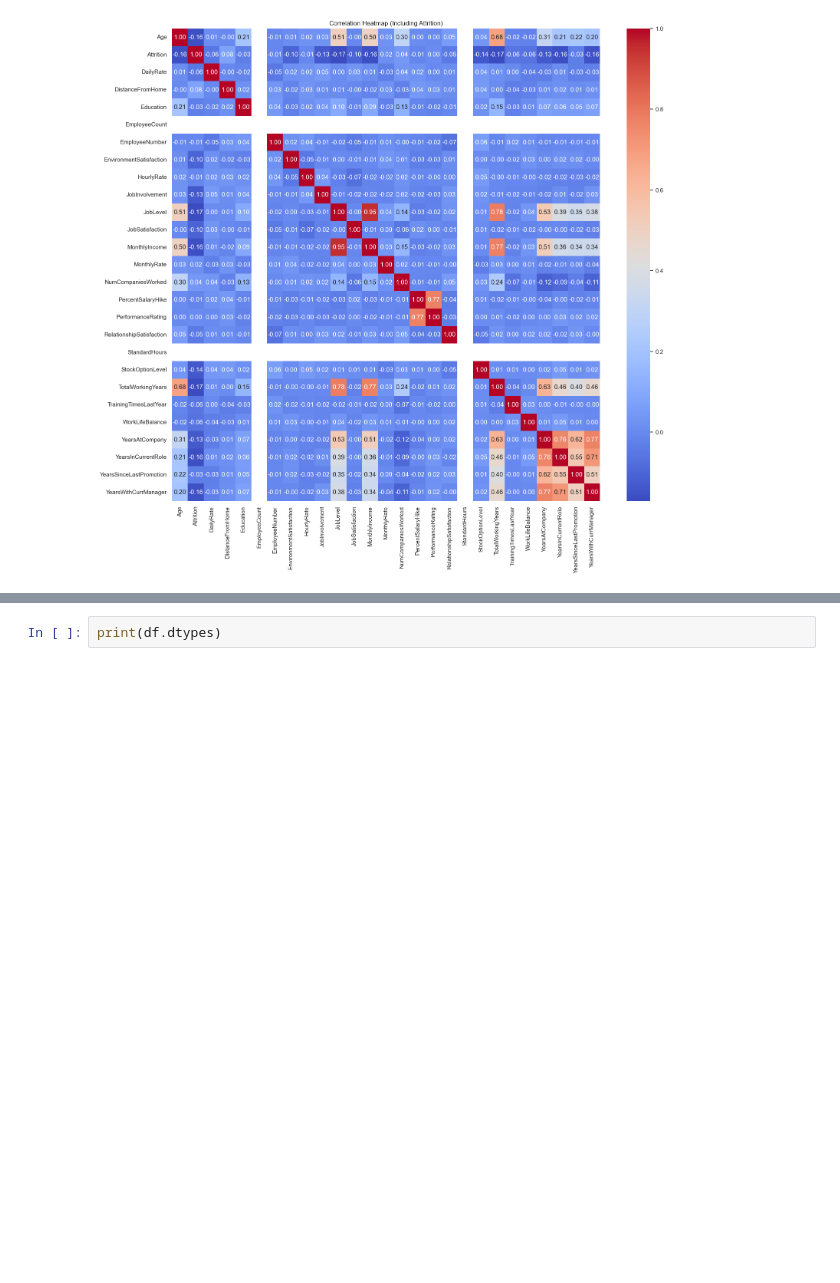
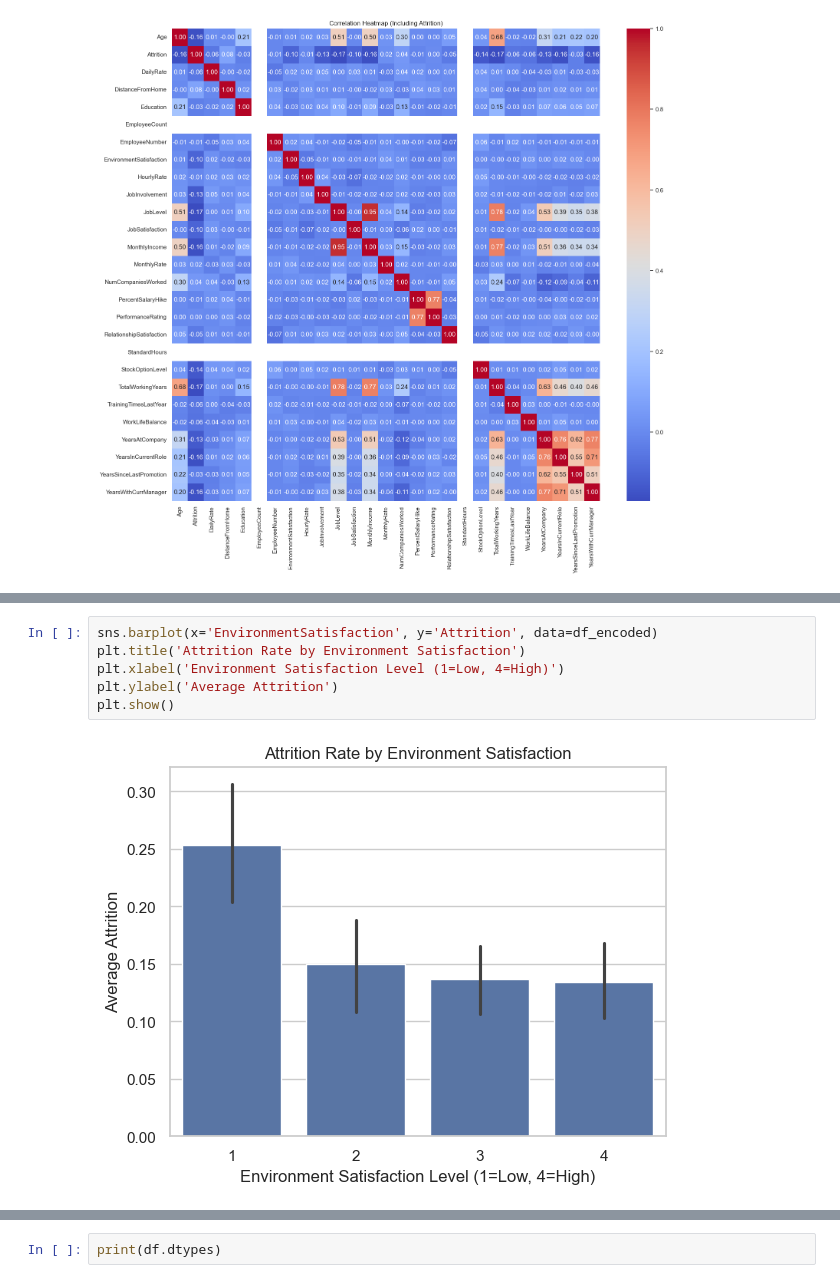
Before and after one commit to jrdncodes/employee-attrition-analysis, a Jupyter notebook: employee_attrition_analysis.ipynb, the cells around one changed output, grey strips where cells are left out. Saved outputs shown, nothing was run; the diff lists cells and outputs as text; blank space fills up the shorter version.

```diff
--- a/employee_attrition_analysis.ipynb
+++ b/employee_attrition_analysis.ipynb
@@ -118,0 +140,8 @@ Attrition is slightly negatively correlated to Job Level (-0.17)
+# %%
+sns.barplot(x='EnvironmentSatisfaction', y='Attrition', data=df_encoded)
+plt.title('Attrition Rate by Environment Satisfaction')
+plt.xlabel('Environment Satisfaction Level (1=Low, 4=High)')
+plt.ylabel('Average Attrition')
+plt.show()
+# %% [output]
+[figure, added]
```
Also changed, not shown: parts of 3 cells of this notebook.
